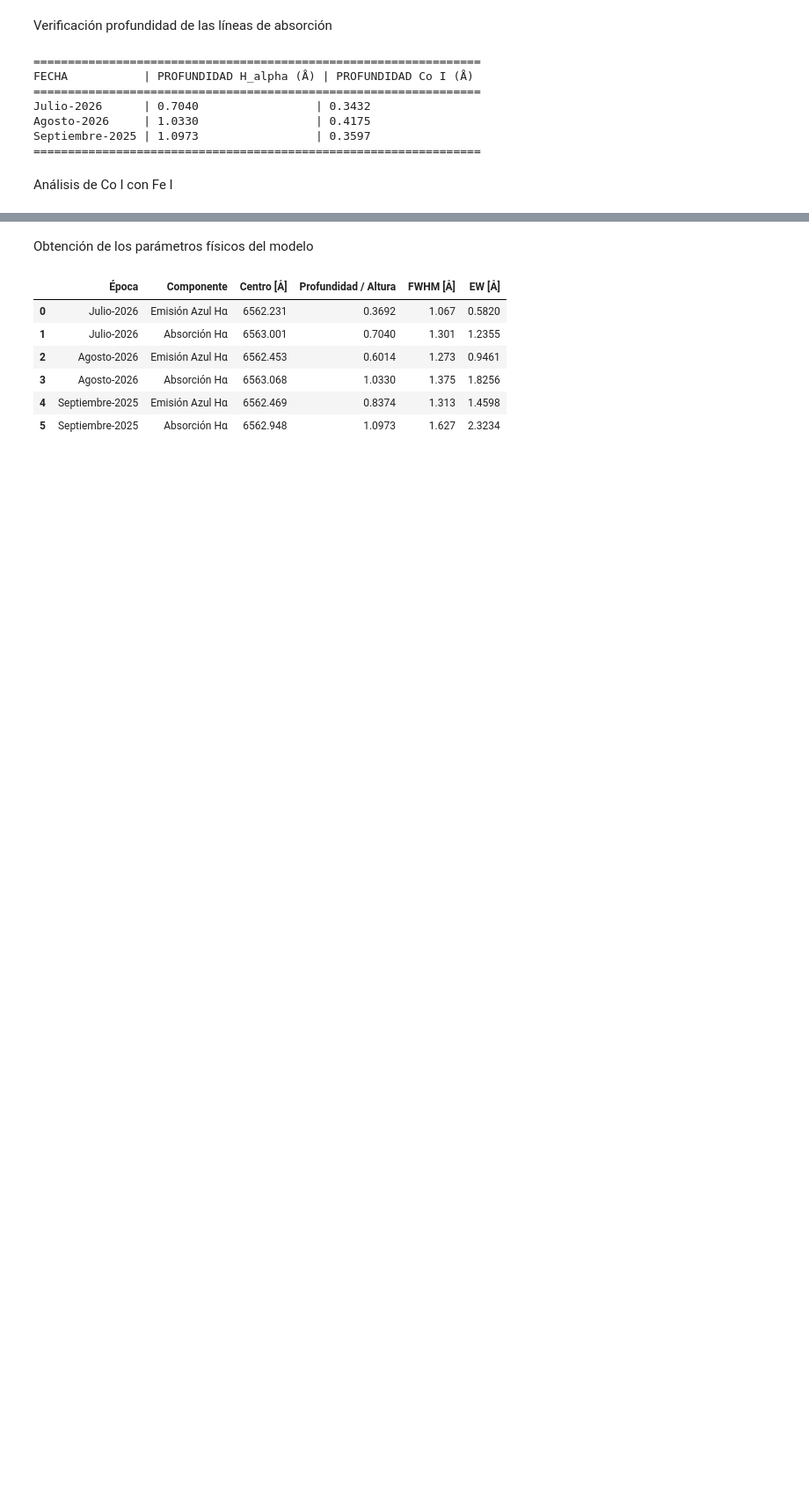
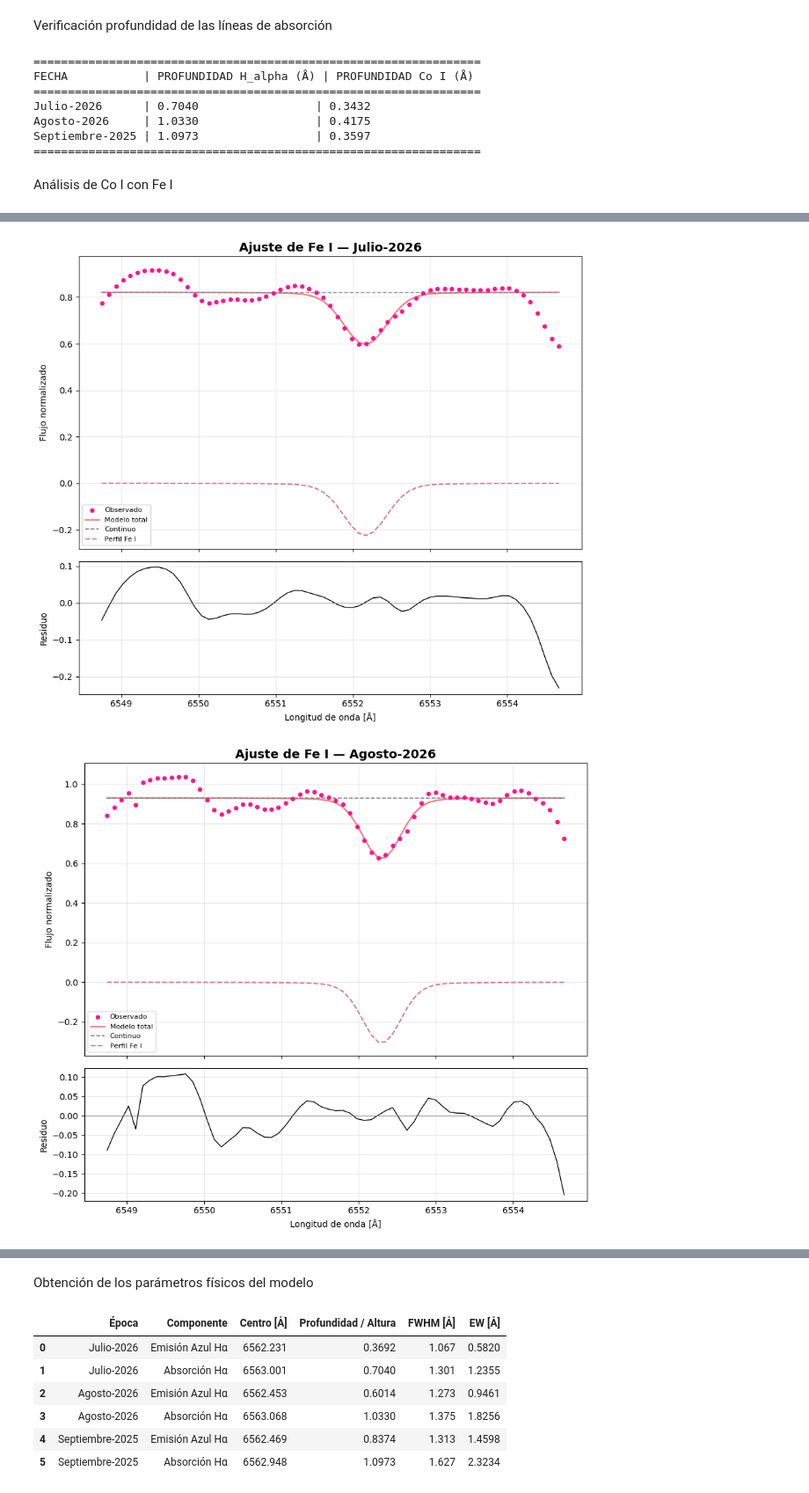
Before and after one commit to JessiDaniL/Tesis, a Jupyter notebook: Datos ESPARTACO/analisis_halpha_antares.ipynb, the cells around one changed output, grey strips where cells are left out. Shown at 88% size. Cells and saved outputs as stored; diff of their text form; code cells hidden in the pictures; blank space fills up the shorter version.

```diff
--- a/Datos ESPARTACO/analisis_halpha_antares.ipynb
+++ b/Datos ESPARTACO/analisis_halpha_antares.ipynb
@@ -519,0 +744,6 @@ Análisis de Co I con Fe I
+# %%
+for fecha, res_fe in resultados_fe.items():
+    visualizacion_fe(res_fe, fecha)
+# %% [output]
+[figure, added]
+[figure, added]
```
Also changed, not shown: parts of 9 cells of this notebook, 3 other files.
